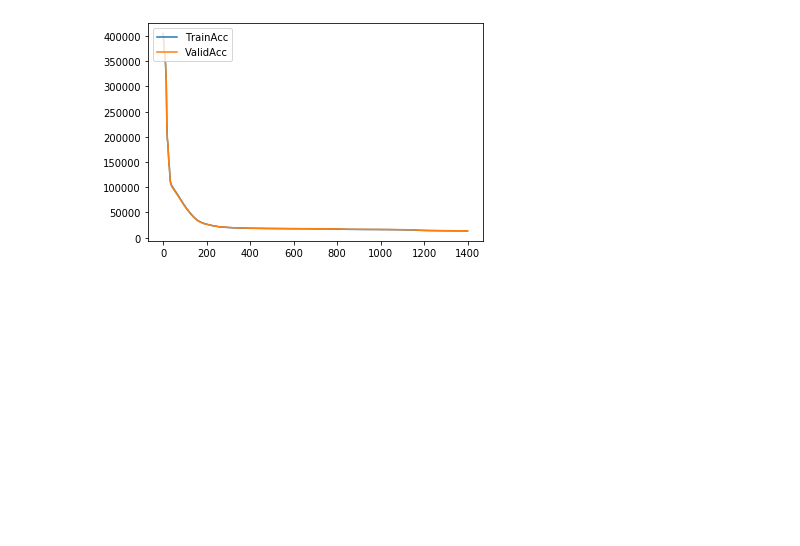
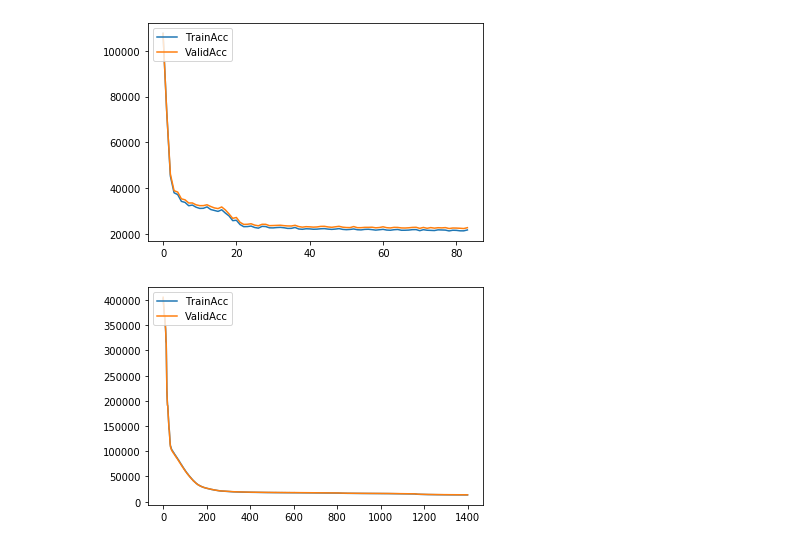
Before and after one commit to Saadmaghani/urfp-hab-plankton, a Jupyter notebook: plot Train Validation .ipynb, the cells around one changed output. Saved outputs shown, nothing was run; the diff lists cells and outputs as text; code cells hidden in the pictures; blank space fills up the shorter version.

```diff
--- a/plot Train Validation .ipynb
+++ b/plot Train Validation .ipynb
@@ -1,5 +1,13 @@
 # %%
 from metrics import load_json_from_file, Metrics
+# %%
+vae_10_120 = load_json_from_file("stats/stats-VAE_1.0-12.0.json")
+del vae_10_120['Time']
+del vae_10_120['Epochs']
+del vae_10_120['TestAcc']
+Metrics.plot_series(vae_10_120)
+# %% [output]
+[figure, added]
 # %%
 ae_31_101 = load_json_from_file("stats/stats-Simple_AE_3.1-10.1.json")
 del ae_31_101['Time']
```
Also changed, not shown: 7 other files.
